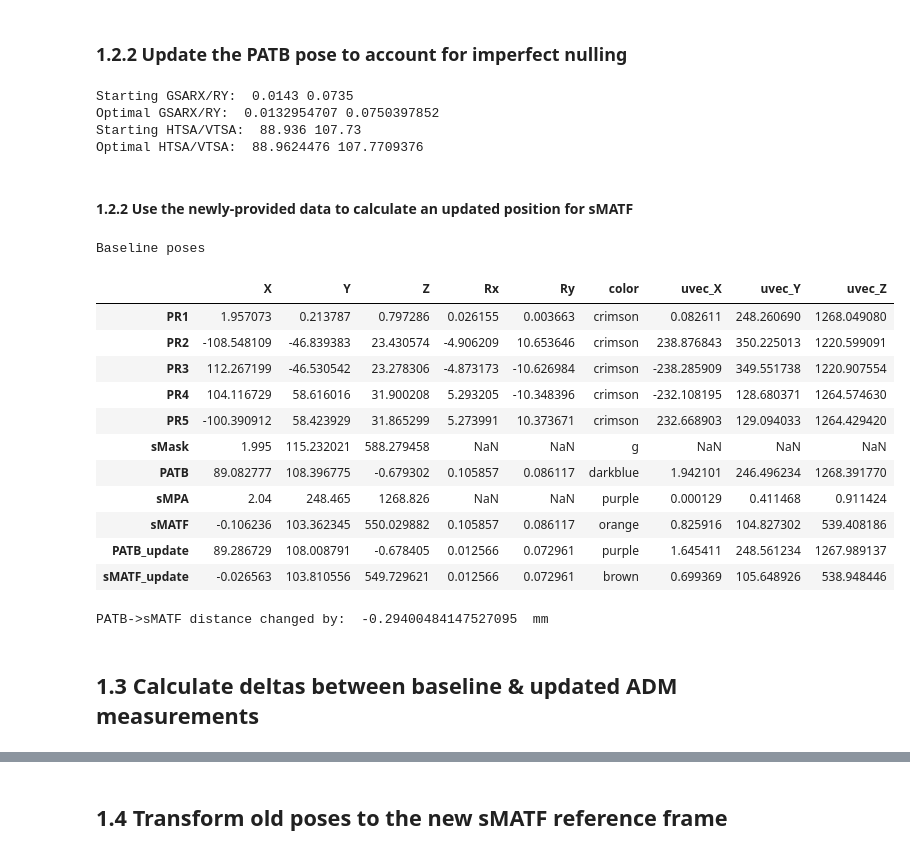
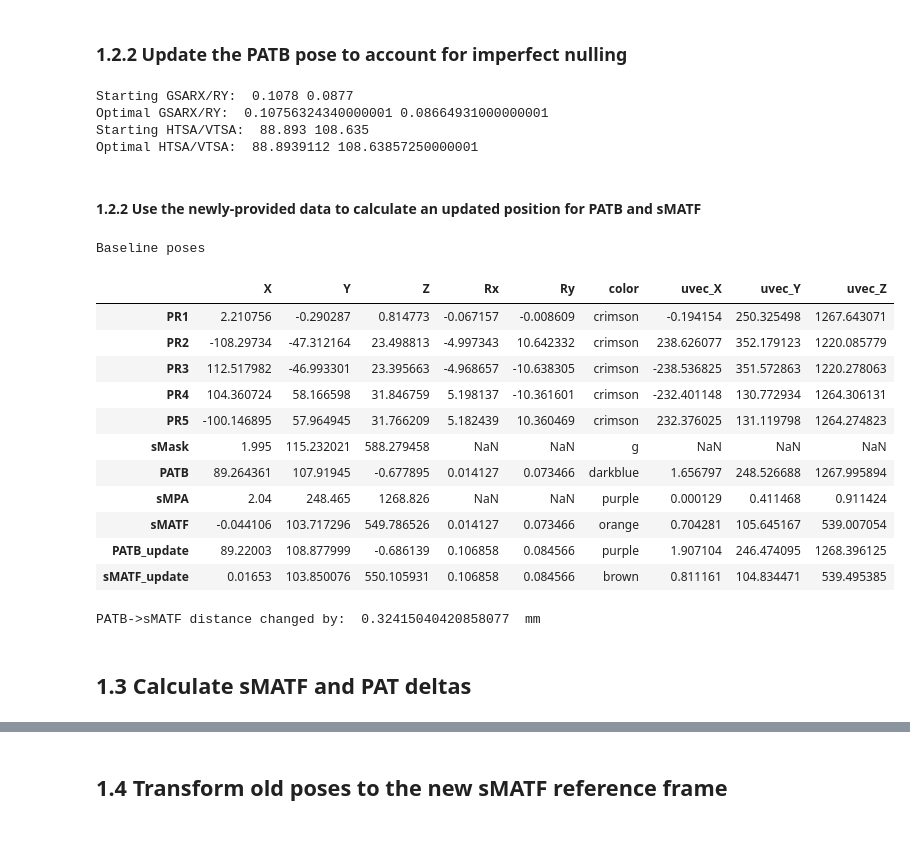
Before and after one commit to evanbray1/ADMTools, a Jupyter notebook: Pose Updater - ADM.ipynb, the cells around one changed output, grey strips where cells are left out. Drawn from its saved outputs; the diff is of its cells as text; code cells hidden in the pictures.

```diff
--- a/Pose Updater - ADM.ipynb
+++ b/Pose Updater - ADM.ipynb
@@ -11,8 +11,10 @@ Warning: Cannot change to a different GUI toolkit: notebook. Using qt5 instead.
 # %%
 fname = 'files/Cal5DoF05222023-post FDPR V3.xlsx'
 sheetname = 'Input for Tyler analysis'
-#fname = 'files/5DoF inputs - sandbox.xlsx'
+fname = 'files/5DoF inputs - BA4C6.xlsx'
 #sheetname = 'Input for Tyler analysis'
+
+adm_log_filepath = 'files/ADM Ops Log.xlsx'
 
 spreadsheet = pd.read_excel(fname,
                             sheet_name=sheetname,skiprows=1,usecols='B:N')
@@ -101,10 +103,15 @@ if not any(np.isfinite(pose_actual.values.astype(float)).ravel()):
 pat_target = 'B'
 z_target = 'mirror'
 optimize_PAT_for_imperfect_nulling = True
-baseline_ADM_plateau_name = 'Ambient (2nd pass)'
-update_ADM_plateau_name = 'Ambient (post-shim2 v2)'
+baseline_ADM_plateau_name = '6/1 BA4'
+update_ADM_plateau_name = 'BA5 with null'
+#baseline_ADM_plateau_name = 'baseline'
+#update_ADM_plateau_name = 'post-perturb'
+#output_filename = 'Poses - BA5C2 ADM update from BA4C6 - Evan (from nulled measurements).xlsx'
+output_filename = '_temp poses.xlsx'
 
-p_null_PAT_baseline_encoder = get_data_from_ADM_log(baseline_ADM_plateau_name,z_type=z_target,pat_target = pat_target,index_name='PAT'+pat_target,print_details=True)
+
+p_null_PAT_baseline_encoder = get_data_from_ADM_log(baseline_ADM_plateau_name,z_type=z_target,pat_target = pat_target,index_name='PAT'+pat_target,print_details=True,filepath=adm_log_filepath)
 p_null_PAT_baseline = calculate_5DOF_from_encoders(p_null_PAT_baseline_encoder)
 
 if pat_target=='B':
@@ -266,7 +273,7 @@ Now update all poses from this new PATB pose; this is the recipe that would be f
 #                                                  'PATB Pri LED Y':598.8,
 #                                                  'date':'4/3/2023'
 #                                                 }),index=['PATB_update'])
-p_null_PAT_update_encoder = get_data_from_ADM_log(update_ADM_plateau_name,z_type=z_target,pat_target = pat_target,index_name='PAT'+pat_target+'_update',print_details=True)
+p_null_PAT_update_encoder = get_data_from_ADM_log(update_ADM_plateau_name,z_type=z_target,pat_target = pat_target,index_name='PAT'+pat_target+'_update',print_details=True,filepath=adm_log_filepath)
 p_null_PAT_update = calculate_5DOF_from_encoders(p_null_PAT_update_encoder)
 p_null_PAT_update
 # %% [output]
@@ -302,57 +309,58 @@ if optimize_PAT_for_imperfect_nulling == True:
     p_null_PAT_update_encoder = optimize_p_null_PAT_encoders(p_null_PAT_update_encoder,p_null_offset)
     p_null_PAT_update = calculate_5DOF_from_encoders(p_null_PAT_update_encoder)
 # %% [output]
-Starting GSARX/RY:  0.0143 0.0735
-Optimal GSARX/RY:  0.0132954707 0.0750397852
-Starting HTSA/VTSA:  88.936 107.73
-Optimal HTSA/VTSA:  88.9624476 107.7709376
+Starting GSARX/RY:  0.1078 0.0877
+Optimal GSARX/RY:  0.10756324340000001 0.08664931000000001
+Starting HTSA/VTSA:  88.893 108.635
+Optimal HTSA/VTSA:  88.8939112 108.63857250000001
 # %% [markdown]
-#### 1.2.2 Use the newly-provided data to calculate an updated position for sMATF
+#### 1.2.2 Use the newly-provided data to calculate an updated position for PATB and sMATF
 # %%
 dz_update = p_null_PAT_update_encoder.loc['PAT'+pat_target+'_update','z_sMATF'] - \
-    p_null_PAT_update_encoder.loc['PAT'+pat_target+'_update','z_PAT']
+    p_null_PAT_update_encoder.loc['PAT'+pat_target+'_update','z_PAT'] + \
+    (p_null_PAT_update_encoder.loc['PAT'+pat_target+'_update',['Y']]-p_null_PAT_baseline_encoder.loc['PAT'+pat_target,['Y']]).values[0]*np.sin(np.deg2rad(GSA_angle_WCS_deg+p_null_PAT_update_encoder.loc['PAT'+pat_target+'_update',['Rx']].astype(float).values[0]))
 df = pd.concat([df,p_null_PAT_update])
 df.loc['PAT'+pat_target+'_update','color'] = 'purple'
 update_uvec(df,'PAT'+pat_target+'_update',length=focal_length,rotangle=GSA_angle_WCS_deg)
 
 start_coords = np.array(df.loc['PAT'+pat_target+'_update',['X','Y','Z']])
 
 rx = df.loc['PAT'+pat_target+'_update','Rx']
 ry = df.loc['PAT'+pat_target+'_update','Ry']
 gsa_rot = R.from_euler('XY',[rx+GSA_angle_WCS_deg,ry], degrees=True)
 uvec = [0.,0.,dz_update]+p_null_offset # in GSA CS
 rot_uvec = gsa_rot.apply(uvec) #np.dot(gsa_rot.as_matrix(),uvec)
 
 sMATF_update_coords = start_coords+rot_uvec
 
 df.loc['sMATF_update',['X','Y','Z']]=sMATF_update_coords
 df.loc['sMATF_update',['Rx','Ry']]=df.loc['PAT'+pat_target+'_update',['Rx','Ry']]
 df.loc['sMATF_update','color']='brown'
 update_uvec(df,'sMATF_update',length=dz_update,rotangle=GSA_angle_WCS_deg)
 #ax = plot_poses(df)
 #plot_sMPA(df, ax)
 print('Baseline poses')
 df
 # %% [output]
 Baseline poses
 |  | X | Y | Z | Rx | Ry | color | uvec_X | uvec_Y | uvec_Z |
-| PR1 | 1.957073 | 0.213787 | 0.797286 | 0.026155 | 0.003663 | crimson | 0.082611 | 248.260690 | 1268.049080 |
-| PR2 | -108.548109 | -46.839383 | 23.430574 | -4.906209 | 10.653646 | crimson | 238.876843 | 350.225013 | 1220.599091 |
-| PR3 | 112.267199 | -46.530542 | 23.278306 | -4.873173 | -10.626984 | crimson | -238.285909 | 349.551738 | 1220.907554 |
-| PR4 | 104.116729 | 58.616016 | 31.900208 | 5.293205 | -10.348396 | crimson | -232.108195 | 128.680371 | 1264.574630 |
-| PR5 | -100.390912 | 58.423929 | 31.865299 | 5.273991 | 10.373671 | crimson | 232.668903 | 129.094033 | 1264.429420 |
+| PR1 | 2.210756 | -0.290287 | 0.814773 | -0.067157 | -0.008609 | crimson | -0.194154 | 250.325498 | 1267.643071 |
+| PR2 | -108.29734 | -47.312164 | 23.498813 | -4.997343 | 10.642332 | crimson | 238.626077 | 352.179123 | 1220.085779 |
+| PR3 | 112.517982 | -46.993301 | 23.395663 | -4.968657 | -10.638305 | crimson | -238.536825 | 351.572863 | 1220.278063 |
+| PR4 | 104.360724 | 58.166598 | 31.846759 | 5.198137 | -10.361601 | crimson | -232.401148 | 130.772934 | 1264.306131 |
+| PR5 | -100.146895 | 57.964945 | 31.766209 | 5.182439 | 10.360469 | crimson | 232.376025 | 131.119798 | 1264.274823 |
 | sMask | 1.995 | 115.232021 | 588.279458 | NaN | NaN | g | NaN | NaN | NaN |
-| PATB | 89.082777 | 108.396775 | -0.679302 | 0.105857 | 0.086117 | darkblue | 1.942101 | 246.496234 | 1268.391770 |
+| PATB | 89.264361 | 107.91945 | -0.677895 | 0.014127 | 0.073466 | darkblue | 1.656797 | 248.526688 | 1267.995894 |
 | sMPA | 2.04 | 248.465 | 1268.826 | NaN | NaN | purple | 0.000129 | 0.411468 | 0.911424 |
-| sMATF | -0.106236 | 103.362345 | 550.029882 | 0.105857 | 0.086117 | orange | 0.825916 | 104.827302 | 539.408186 |
-| PATB_update | 89.286729 | 108.008791 | -0.678405 | 0.012566 | 0.072961 | purple | 1.645411 | 248.561234 | 1267.989137 |
-| sMATF_update | -0.026563 | 103.810556 | 549.729621 | 0.012566 | 0.072961 | brown | 0.699369 | 105.648926 | 538.948446 |
+| sMATF | -0.044106 | 103.717296 | 549.786526 | 0.014127 | 0.073466 | orange | 0.704281 | 105.645167 | 539.007054 |
+| PATB_update | 89.22003 | 108.877999 | -0.686139 | 0.106858 | 0.084566 | purple | 1.907104 | 246.474095 | 1268.396125 |
+| sMATF_update | 0.01653 | 103.850076 | 550.105931 | 0.106858 | 0.084566 | brown | 0.811161 | 104.834471 | 539.495385 |
 # %%
 #How did the distance between PATB and sMATF change from pre- to post-environment shift?
 print('PAT'+pat_target+'->sMATF distance changed by: ',dz_update-dz_baseline, ' mm')
 # %% [output]
-PATB->sMATF distance changed by:  -0.29400484147527095  mm
+PATB->sMATF distance changed by:  0.32415040420858077  mm
 # %% [markdown]
-## 1.3 Calculate deltas between baseline & updated ADM measurements
+## 1.3 Calculate sMATF and PAT deltas
 # %%
 sMATF_delta = df.loc['sMATF_update',['X','Y','Z']] - df.loc['sMATF',['X','Y','Z']]
```
Also changed, not shown: parts of 11 cells of this notebook, 2 other files.
